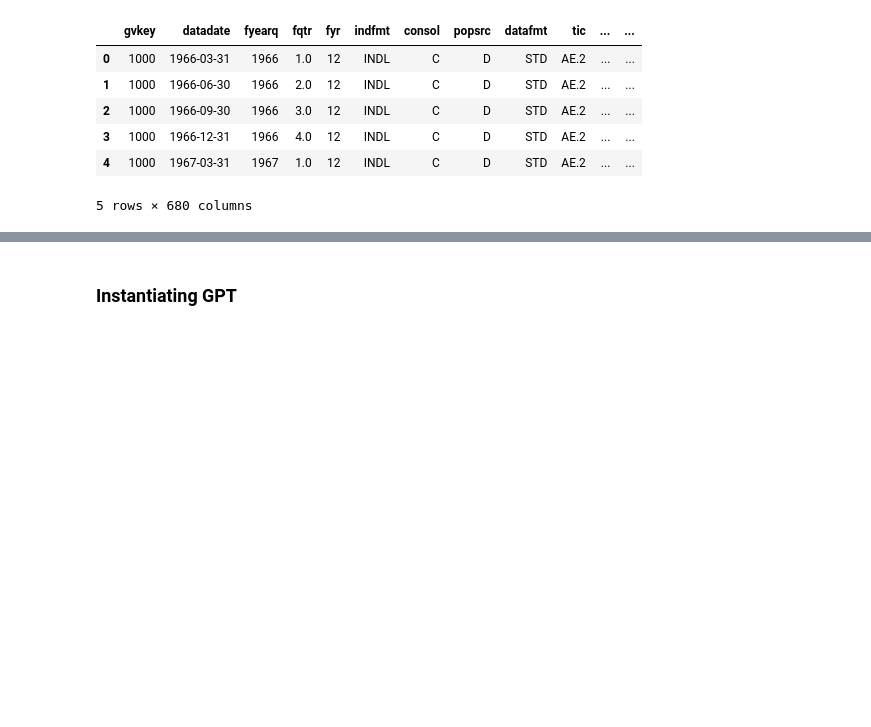
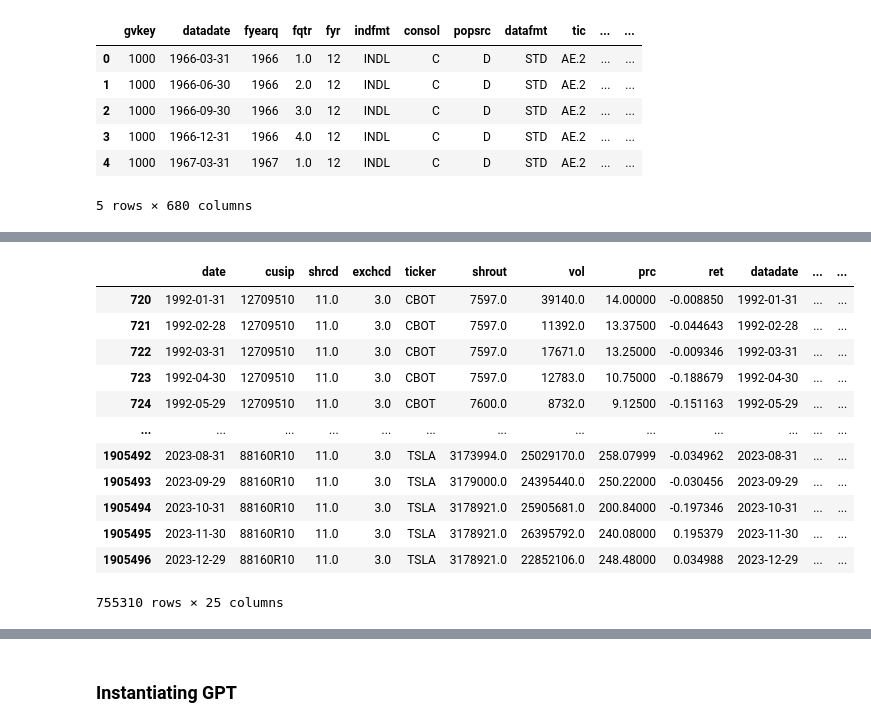
Before and after one commit to sethjpete/ceo_deaths, a Jupyter notebook: initial.ipynb, the cells around one changed output, grey strips where cells are left out. Saved outputs shown, nothing was run; the diff lists cells and outputs as text; code cells hidden in the pictures; blank space fills up the shorter version.

```diff
--- a/initial.ipynb
+++ b/initial.ipynb
@@ -80,0 +160,4 @@ ceo_deaths.head()
+# %%
+crsp_df = crsp.df[crsp.df['date'] > '1992-01-01']
+crsp_df['datadate'] = pd.to_datetime(crsp_df['date'])
+crsp_df.head()
@@ -80,0 +192,21 @@ ceo_deaths.head()
+# %%
+# Merge the datasets
+merged = pd.merge(crsp_df, c_subset, on=['cusip', 'datadate'], how='left')
+# Forward fill the cstat data
+merged = merged.groupby('permno').ffill()
+merged.dropna(how='any', inplace=True)
+merged
+# %% [output]
+|  | date | cusip | shrcd | exchcd | ticker | shrout | vol | prc | ret | datadate | ... | ... |
+| 720 | 1992-01-31 | 12709510 | 11.0 | 3.0 | CBOT | 7597.0 | 39140.0 | 14.00000 | -0.008850 | 1992-01-31 | ... | ... |
+| 721 | 1992-02-28 | 12709510 | 11.0 | 3.0 | CBOT | 7597.0 | 11392.0 | 13.37500 | -0.044643 | 1992-02-28 | ... | ... |
+| 722 | 1992-03-31 | 12709510 | 11.0 | 3.0 | CBOT | 7597.0 | 17671.0 | 13.25000 | -0.009346 | 1992-03-31 | ... | ... |
+| 723 | 1992-04-30 | 12709510 | 11.0 | 3.0 | CBOT | 7597.0 | 12783.0 | 10.75000 | -0.188679 | 1992-04-30 | ... | ... |
+| 724 | 1992-05-29 | 12709510 | 11.0 | 3.0 | CBOT | 7600.0 | 8732.0 | 9.12500 | -0.151163 | 1992-05-29 | ... | ... |
+| ... | ... | ... | ... | ... | ... | ... | ... | ... | ... | ... | ... | ... |
+| 1905492 | 2023-08-31 | 88160R10 | 11.0 | 3.0 | TSLA | 3173994.0 | 25029170.0 | 258.07999 | -0.034962 | 2023-08-31 | ... | ... |
+| 1905493 | 2023-09-29 | 88160R10 | 11.0 | 3.0 | TSLA | 3179000.0 | 24395440.0 | 250.22000 | -0.030456 | 2023-09-29 | ... | ... |
+| 1905494 | 2023-10-31 | 88160R10 | 11.0 | 3.0 | TSLA | 3178921.0 | 25905681.0 | 200.84000 | -0.197346 | 2023-10-31 | ... | ... |
+| 1905495 | 2023-11-30 | 88160R10 | 11.0 | 3.0 | TSLA | 3178921.0 | 26395792.0 | 240.08000 | 0.195379 | 2023-11-30 | ... | ... |
+| 1905496 | 2023-12-29 | 88160R10 | 11.0 | 3.0 | TSLA | 3178921.0 | 22852106.0 | 248.48000 | 0.034988 | 2023-12-29 | ... | ... |
+755310 rows × 25 columns
```
Also changed, not shown: parts of 18 cells of this notebook, 2 other files.
